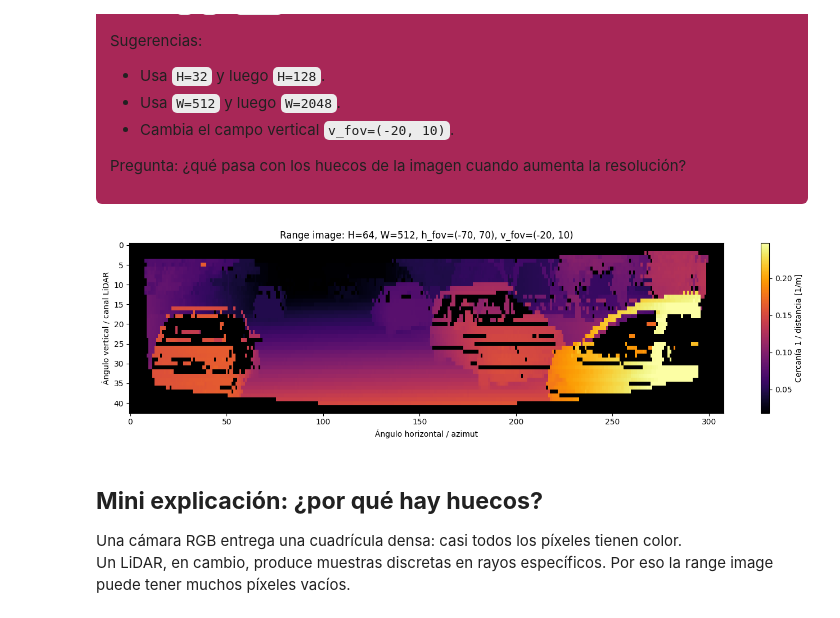
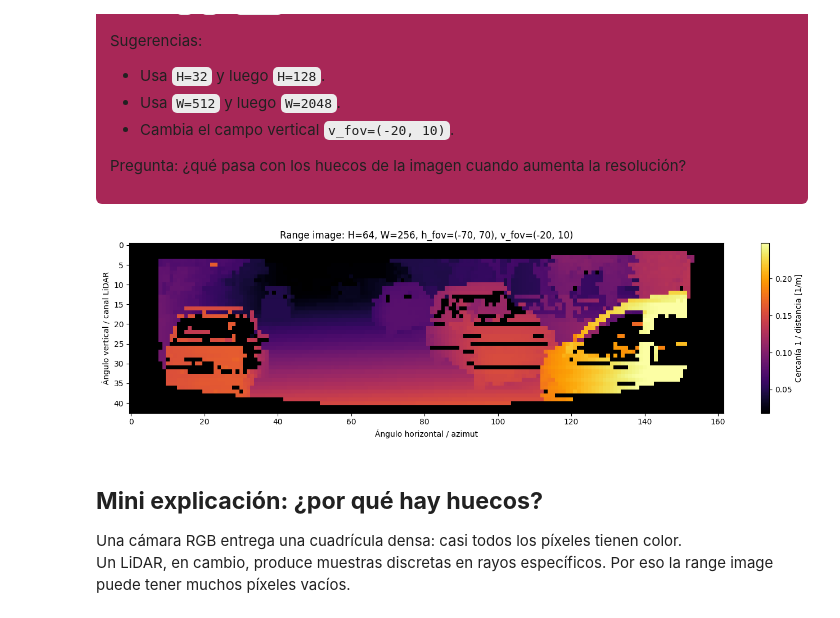
Before and after one commit to Arcihugo/Hands-on-Computer-Vision, a Jupyter notebook: sesiones/sesion6/Sesion6_1_LiDAR.ipynb, the cells around one changed output. Cells and saved outputs as stored; diff of their text form; code cells hidden in the pictures.

```diff
--- a/sesiones/sesion6/Sesion6_1_LiDAR.ipynb
+++ b/sesiones/sesion6/Sesion6_1_LiDAR.ipynb
@@ -554,31 +554,31 @@ Pregunta: ¿qué pasa con los huecos de la imagen cuando aumenta la resolución?
 # %%
 #@title RETO 2: jugar con H, W y campo de visión
 
 # TODO: cambia estos parámetros.
 H_reto = 64
-W_reto = 512
+W_reto = 256
 v_fov_reto = (-20, 10)
 h_fov_reto = (-70, 70)
 
 range_img_reto = compute_range_image(
     points,
     H=H_reto,
     W=W_reto,
     v_fov=v_fov_reto,
     h_fov=h_fov_reto,
     min_range=0.5,
     max_range=80.0
 
 )
 
 plot_range_image(
     range_img_reto,
     title=f"Range image: H={H_reto}, W={W_reto}, h_fov={h_fov_reto}, v_fov={v_fov_reto}",
     crop=True,
     inverse_depth=True
 )
 # %% [output]
-[figure, old version]
+[figure, new version]
 # %% [markdown]
 ## **Mini explicación: ¿por qué hay huecos?**
 
```
Also changed, not shown: parts of 2 cells of this notebook.
